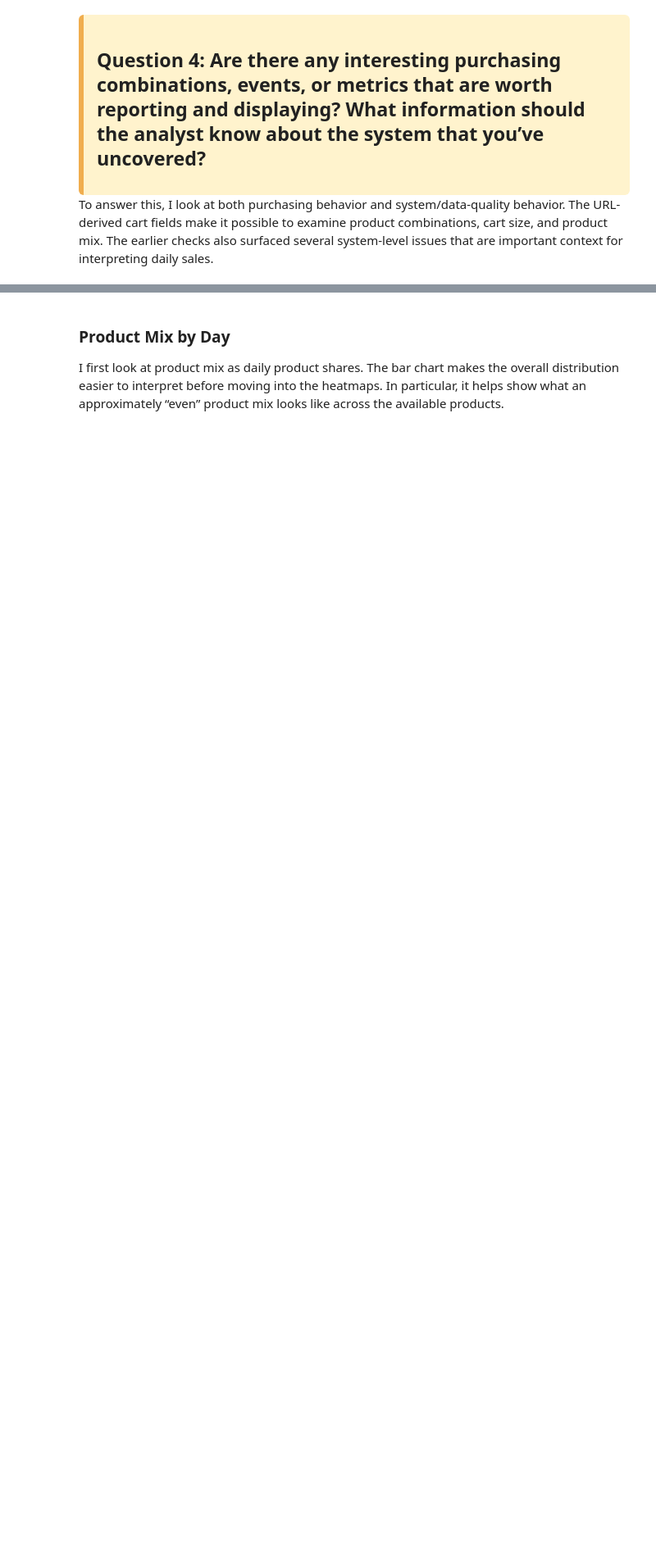
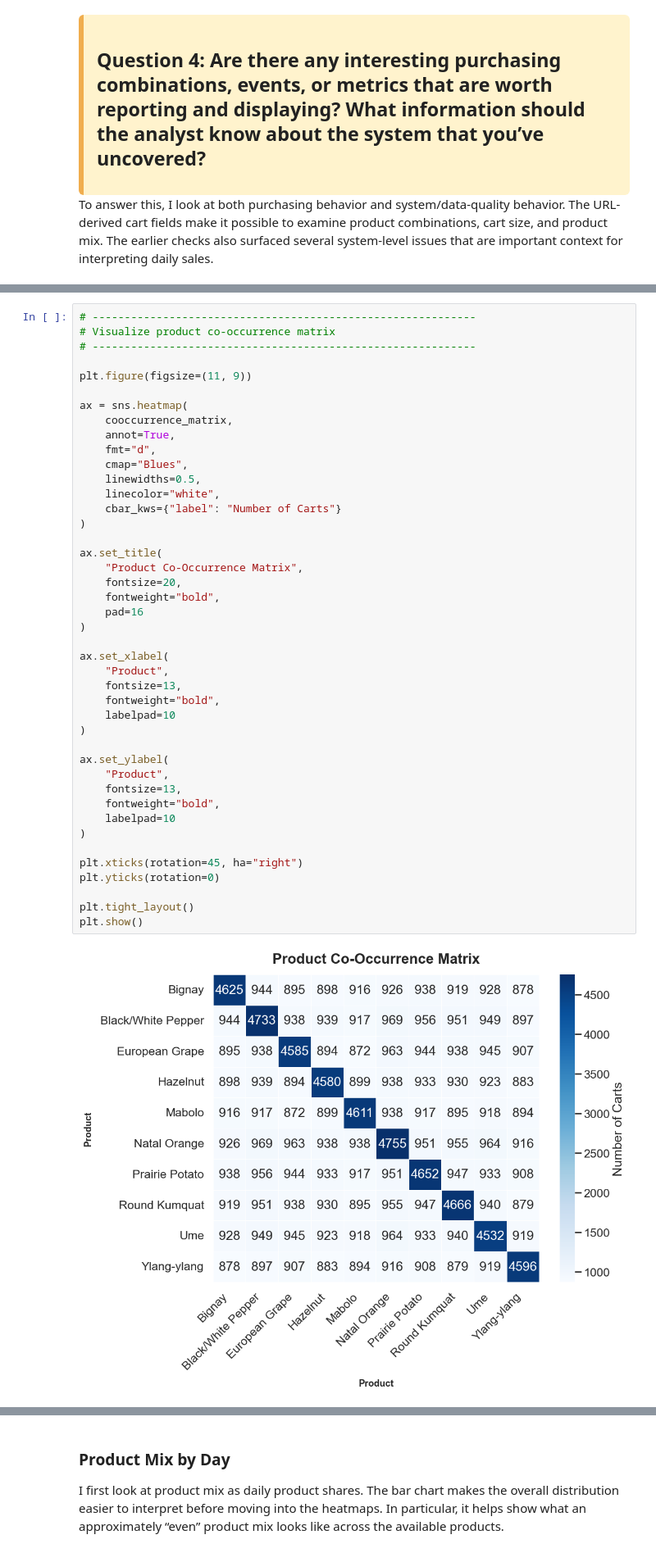
Before and after one commit to melissadale/postie-data-science-presentation, a Jupyter notebook: notebooks/Analysis.ipynb, the cells around one changed output, grey strips where cells are left out. Shown at 82% size. Cells and saved outputs as stored; diff of their text form; blank space fills up the shorter version.

```diff
--- a/notebooks/Analysis.ipynb
+++ b/notebooks/Analysis.ipynb
@@ -1077,3 +1369,48 @@ This is not the main explanation for the July 3 sales discrepancy, but it is use
+# %%
+# ------------------------------------------------------------
+# Visualize product co-occurrence matrix
+# ------------------------------------------------------------
+
+plt.figure(figsize=(11, 9))
+
+ax = sns.heatmap(
+    cooccurrence_matrix,
+    annot=True,
+    fmt="d",
+    cmap="Blues",
+    linewidths=0.5,
+    linecolor="white",
+    cbar_kws={"label": "Number of Carts"}
+)
+
+ax.set_title(
+    "Product Co-Occurrence Matrix",
+    fontsize=20,
+    fontweight="bold",
+    pad=16
+)
+
+ax.set_xlabel(
+    "Product",
+    fontsize=13,
+    fontweight="bold",
+    labelpad=10
+)
+
+ax.set_ylabel(
+    "Product",
+    fontsize=13,
+    fontweight="bold",
+    labelpad=10
+)
+
+plt.xticks(rotation=45, ha="right")
+plt.yticks(rotation=0)
+
+plt.tight_layout()
+plt.show()
+# %% [output]
+[figure, added]
 # %%
 # ------------------------------------------------------------
 # Cart size distribution
```
Also changed, not shown: parts of 19 cells of this notebook, 2 other files.
